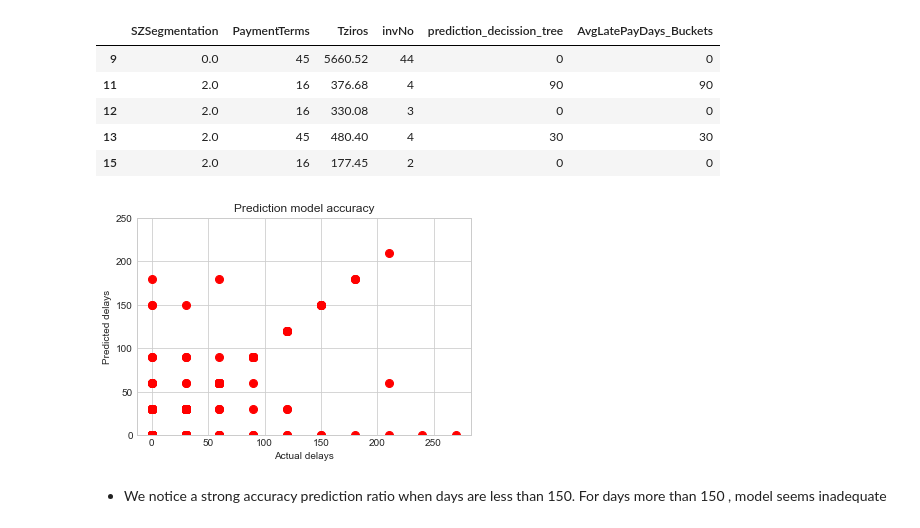
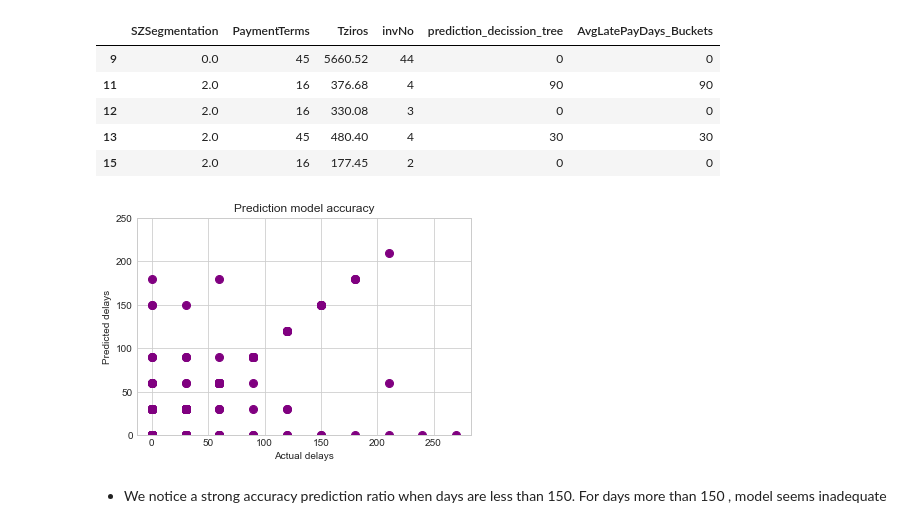
Before and after one commit to s610917/ProjectML, a Jupyter notebook: DelayPayments_prediction.ipynb, the cells around one changed output. Drawn from its saved outputs; the diff is of its cells as text; code cells hidden in the pictures.

```diff
--- a/DelayPayments_prediction.ipynb
+++ b/DelayPayments_prediction.ipynb
@@ -275,14 +275,14 @@ result.head()
 # %%
 x = result["AvgLatePayDays_Buckets"]
 y = result["prediction_decission_tree"]
-plt.plot(x,y, 'o', color='red',markersize=8)
+plt.plot(x,y, 'o', color='purple',markersize=8)
 plt.xlabel("Actual delays")
 plt.ylabel("Predicted delays")
 plt.title("Prediction model accuracy")
 plt.ylim(0,250)
 plt.savefig('accuracy_dt.png')
 # %% [output]
-[figure, old version]
+[figure, new version]
 # %% [markdown]
 * We notice a strong accuracy prediction ratio when days are less than 150. For days more than 150 , model seems inadequate
 # %% [markdown]
```
Also changed, not shown: parts of 11 cells of this notebook.
